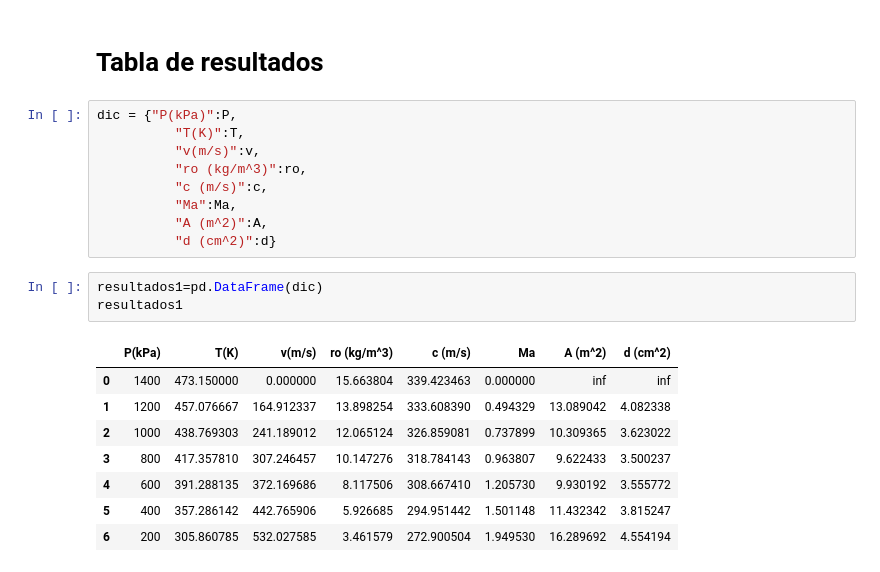
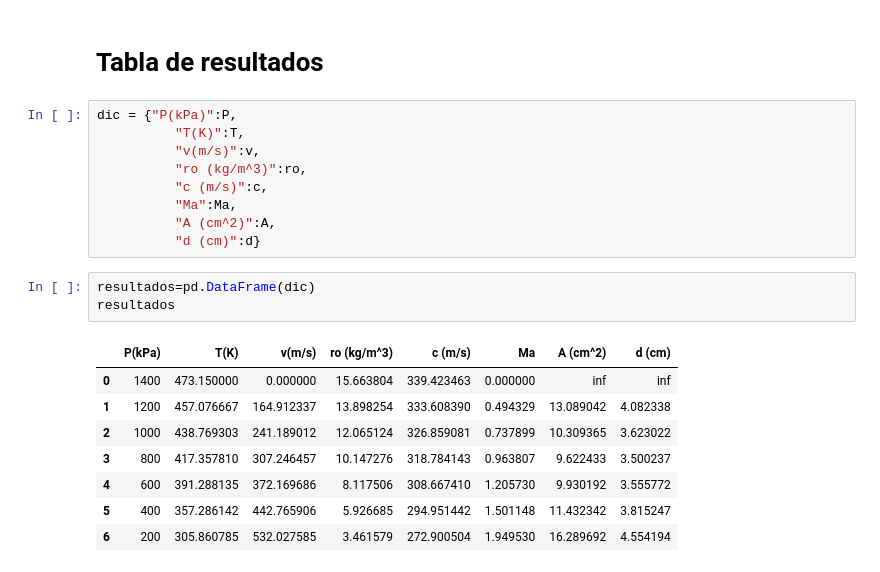
Before and after one commit to JManuelRG/cursopython, a Jupyter notebook: 2 Uso de librerías/Flujo_Isentrópico Tobera.ipynb, the cells around one changed output. Saved outputs shown, nothing was run; the diff lists cells and outputs as text.

```diff
--- a/2 Uso de librerías/Flujo_Isentrópico Tobera.ipynb
+++ b/2 Uso de librerías/Flujo_Isentrópico Tobera.ipynb
@@ -124,13 +140,13 @@ dic = {"P(kPa)":P,
           "ro (kg/m^3)":ro,
           "c (m/s)":c,
           "Ma":Ma,
-          "A (m^2)":A,
-          "d (cm^2)":d}
+          "A (cm^2)":A,
+          "d (cm)":d}
 # %%
-resultados1=pd.DataFrame(dic)
-resultados1
+resultados=pd.DataFrame(dic)
+resultados
 # %% [output]
-|  | P(kPa) | T(K) | v(m/s) | ro (kg/m^3) | c (m/s) | Ma | A (m^2) | d (cm^2) |
+|  | P(kPa) | T(K) | v(m/s) | ro (kg/m^3) | c (m/s) | Ma | A (cm^2) | d (cm) |
 | 0 | 1400 | 473.150000 | 0.000000 | 15.663804 | 339.423463 | 0.000000 | inf | inf |
 | 1 | 1200 | 457.076667 | 164.912337 | 13.898254 | 333.608390 | 0.494329 | 13.089042 | 4.082338 |
 | 2 | 1000 | 438.769303 | 241.189012 | 12.065124 | 326.859081 | 0.737899 | 10.309365 | 3.623022 |
```
Also changed, not shown: parts of 6 cells of this notebook.
